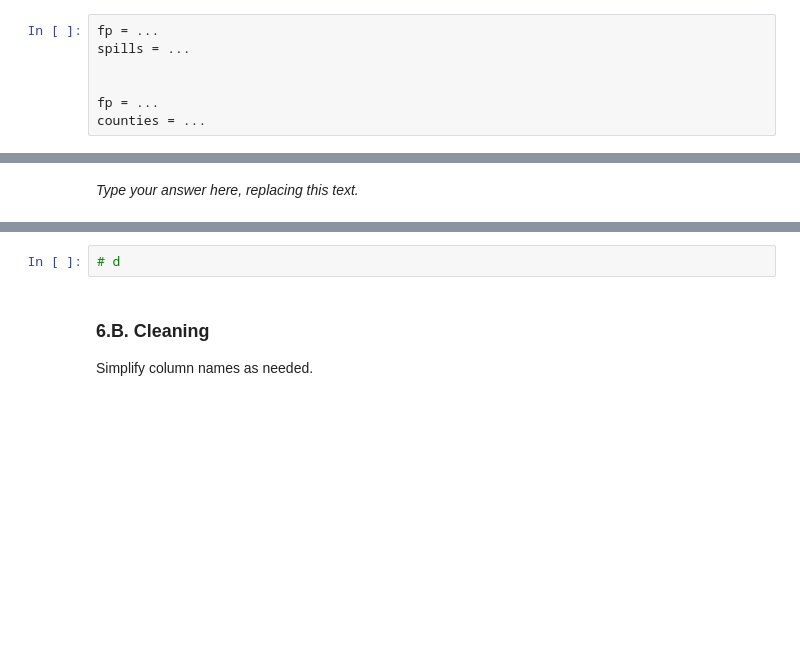
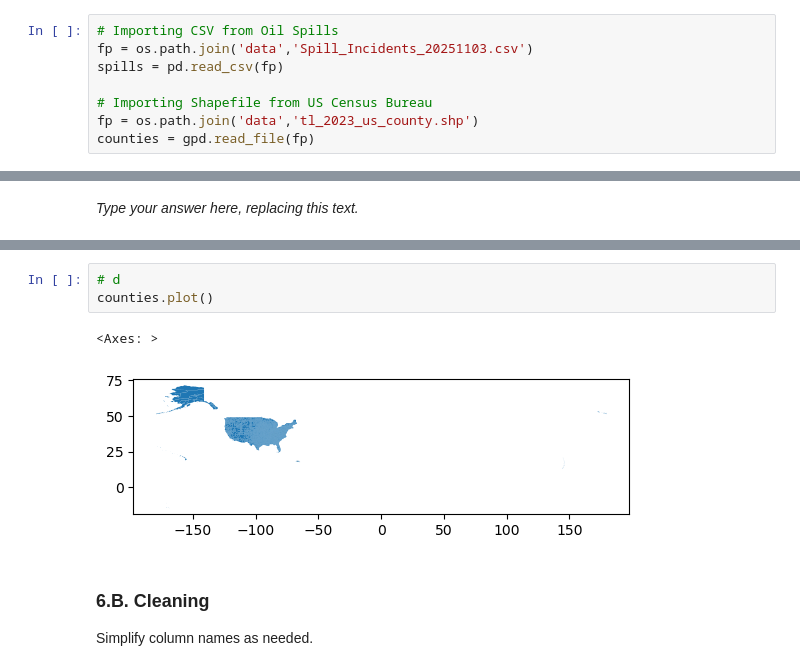
Before and after one commit to marietolteca00/eds220-hwk3, a Jupyter notebook: hwk3-task1-spills.ipynb, the cells around one changed output, grey strips where cells are left out. Saved outputs shown, nothing was run; the diff lists cells and outputs as text; blank space fills up the shorter version.

```diff
--- a/hwk3-task1-spills.ipynb
+++ b/hwk3-task1-spills.ipynb
@@ -58,9 +62,10 @@ In the next cell:
 
 If you are using file paths to access the data, these should be constructed using the `os` package.
 # %%
-fp = ...
-spills = ...
+# Importing CSV from Oil Spills
+fp = os.path.join('data','Spill_Incidents_20251103.csv')
+spills = pd.read_csv(fp)
 
-
-fp = ...
-counties = ...
+# Importing Shapefile from US Census Bureau
+fp = os.path.join('data','tl_2023_us_county.shp')
+counties = gpd.read_file(fp)
@@ -185,5 +387,9 @@ _Type your answer here, replacing this text._
 # %%
 # d
+counties.plot()
+# %% [output]
+<Axes: >
+[figure, added]
 # %% [markdown]
 <!-- END QUESTION -->
 
```
Also changed, not shown: parts of 26 cells of this notebook.
